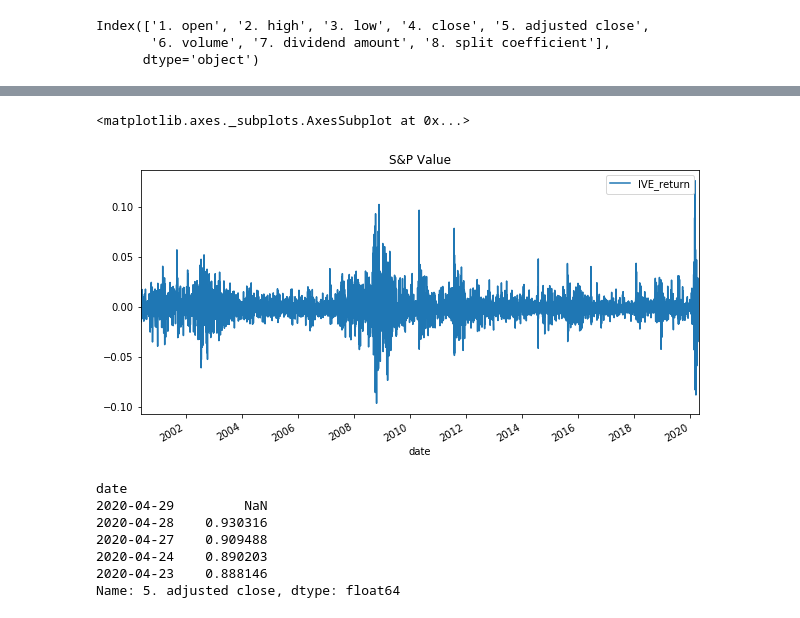
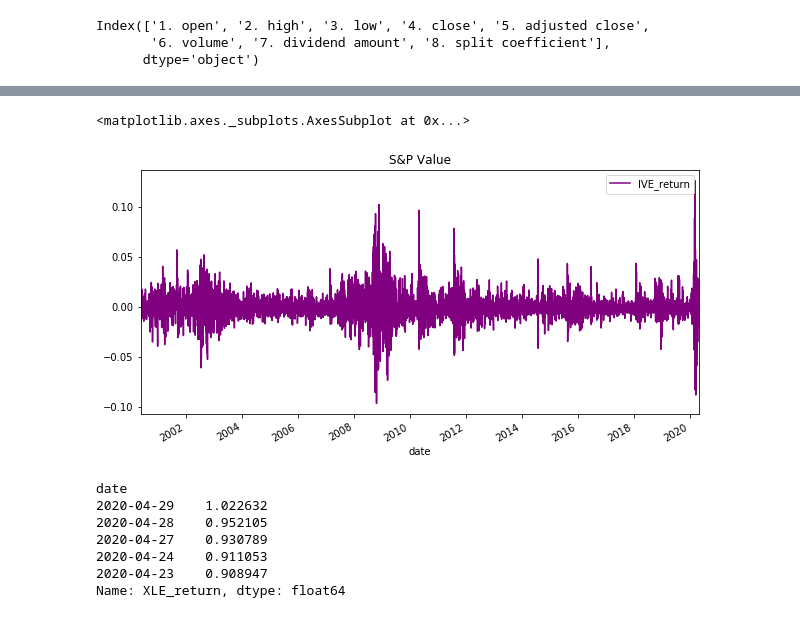
Before and after one commit to bkayratkyzy/Monte_Carlo_Simulations, a Jupyter notebook: notebooks/bulya.ipynb, the cells around one changed output, grey strips where cells are left out. Cells and saved outputs as stored; diff of their text form; code cells hidden in the pictures.

```diff
--- a/notebooks/bulya.ipynb
+++ b/notebooks/bulya.ipynb
@@ -80,0 +81,4 @@ concat_df.head()
+# %%
+columns = ['XLE close', 'XLF close', 'IVE close']
+concat_df.columns = columns
+concat_df.head()
@@ -174,21 +186,22 @@ concat_df['XLF_return'].plot(figsize=(10,5), legend= True, title="Financial Sect
 # %%
-concat_df['IVE_return'].plot(figsize=(10,5), legend= True, title= "S&P Value")
+concat_df['IVE_return'].plot(figsize=(10,5), legend= True, title= "S&P Value", color= "purple")
 # %% [output]
 <matplotlib.axes._subplots.AxesSubplot at 0x...>
-[figure, old version]
+[figure, new version]
 # %%
-cumulative_returns_xle = (1 + daily_returns_xle).cumprod()
-cumulative_returns_xlf = (1 + daily_returns_xlf).cumprod()
-cumulative_returns_ive =(1+ daily_returns_ive).cumprod()
+
+cumulative_returns_xle = (1 + concat_df['XLE_return']).cumprod()
+cumulative_returns_xlf = (1 + concat_df['XLF_return']).cumprod()
+cumulative_returns_ive =(1+ concat_df['IVE_return']).cumprod()
 cumulative_returns_xle.head()
 # %% [output]
 date
-2020-04-29         NaN
-2020-04-28    0.930316
-2020-04-27    0.909488
-2020-04-24    0.890203
-2020-04-23    0.888146
-Name: 5. adjusted close, dtype: float64
+2020-04-29    1.022632
+2020-04-28    0.952105
+2020-04-27    0.930789
+2020-04-24    0.911053
+2020-04-23    0.908947
+Name: XLE_return, dtype: float64
 # %%
 #umulative_returns_xle.rename(columns={'5. adjusted close':'XLE'})
 #cumulative_returns_xle
```
Also changed, not shown: parts of 13 cells of this notebook.
